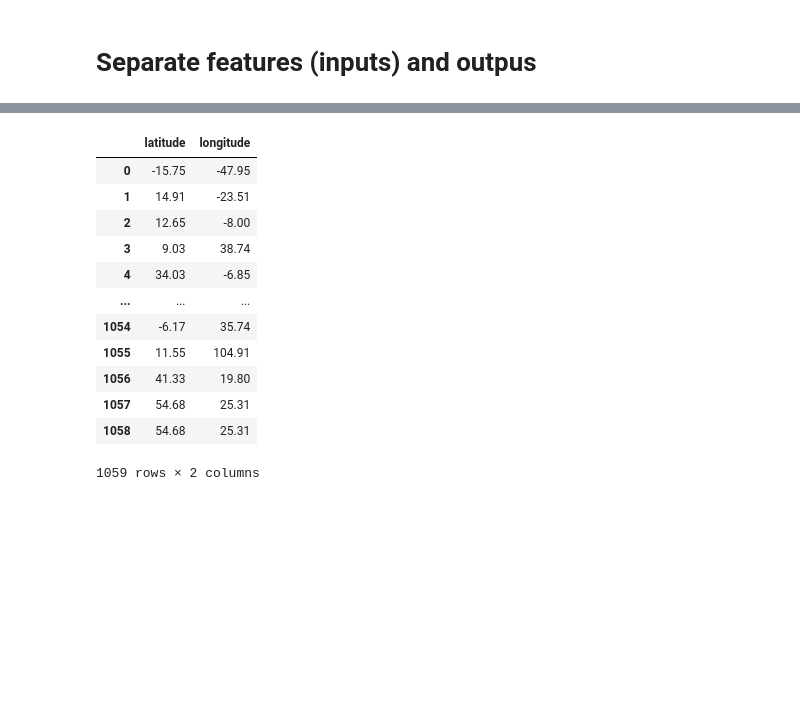
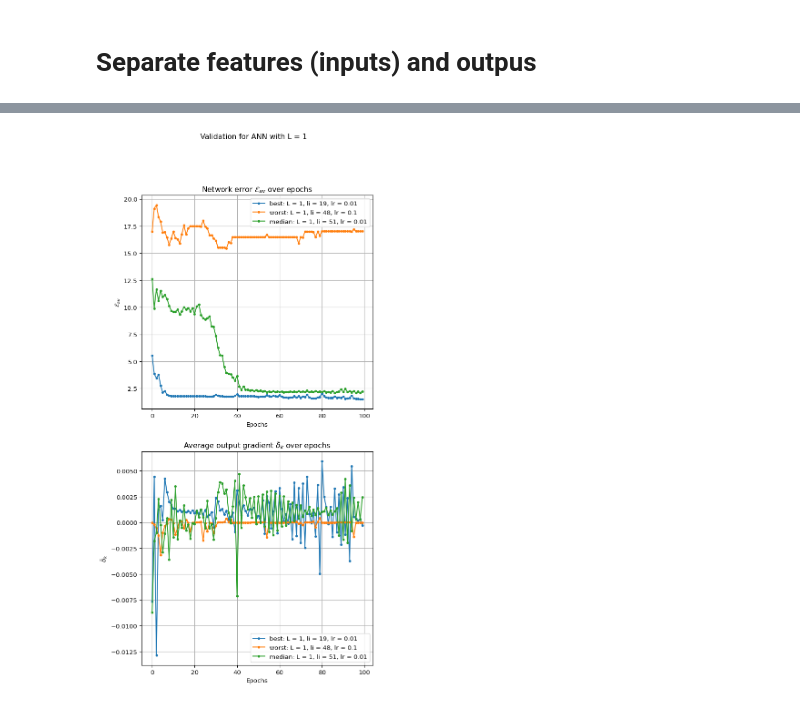
Before and after one commit to scardenol/ai_2023, a Jupyter notebook: 2. Hybrid supervised/Autoencoders/src/autoencoders.ipynb, the cells around one changed output, grey strips where cells are left out. Cells and saved outputs as stored; diff of their text form; code cells hidden in the pictures; blank space fills up the shorter version.

```diff
--- a/2. Hybrid supervised/Autoencoders/src/autoencoders.ipynb
+++ b/2. Hybrid supervised/Autoencoders/src/autoencoders.ipynb
@@ -64,2 +19,24 @@ Index(['0', '1', '2', '3', '4', '5', '6', '7', '8', '9', '10', '11', '12',
+# %%
+# Import libraries
+import numpy as np
+import pandas as pd
+import matplotlib.pyplot as plt
+import os
+from random import sample
+from tensorflow.keras.models import Sequential
+from tensorflow.keras.layers import Dense
+import tensorflow as tf
+
+# Read the data from github repo by url
+data_url = "https://github.com/scardenol/ai_2023/blob/main/2.%20Hybrid%20supervised/Autoencoders/data/Geographical%20Original%20of%20Music/default_features_1059_tracks.txt"
+data = pd.read_csv(data_url + "?raw=true", sep=",", header=None)
+
+# Change column type
+data.columns = data.columns.astype(str)
+# Rename last 2 columns
+data.rename(columns={'68':'latitude', '69':'longitude'}, inplace=True)
+# Get inputs
+inputs = data.iloc[:,:67]
+outputs = data[['latitude', 'longitude']]
 # %% [markdown]
 # Separate features (inputs) and outpus
@@ -86,16 +42,0 @@ inputs
-# %%
-outputs
-# %% [output]
-|  | latitude | longitude |
-| 0 | -15.75 | -47.95 |
-| 1 | 14.91 | -23.51 |
-| 2 | 12.65 | -8.00 |
-| 3 | 9.03 | 38.74 |
-| 4 | 34.03 | -6.85 |
-| ... | ... | ... |
-| 1054 | -6.17 | 35.74 |
-| 1055 | 11.55 | 104.91 |
-| 1056 | 41.33 | 19.80 |
-| 1057 | 54.68 | 25.31 |
-| 1058 | 54.68 | 25.31 |
-1059 rows × 2 columns
@@ -101,0 +534,17 @@ outputs
+# %%
+# Reduction of dimensionality.
+
+np.random.seed(1)
+
+# General parameters
+L = 1  # Max number of hidden layers
+li_min = 1  # Max number of neurons per hidden layer
+li_max = 67  # Max number of neurons per hidden layer
+li_step = 1  # Max number of neurons per hidden layer
+learning_rate = [0.001, 0.01, 0.1]  # Learning rates
+n_epochs = 100
+
+nns, nn_best_reduction = runPlease(X_train, X_train, X_validation, X_validation, L,
+          li_min, li_max, li_step, learning_rate, n_epochs, 'val_reduction')
+# %% [output]
+[figure, added]
```
Also changed, not shown: parts of 17 cells of this notebook.
